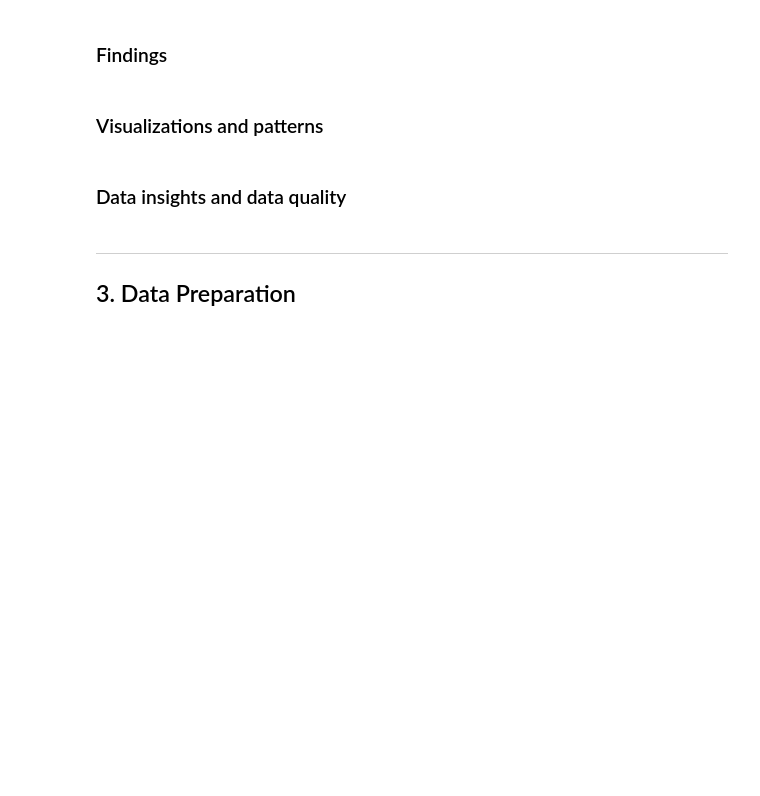
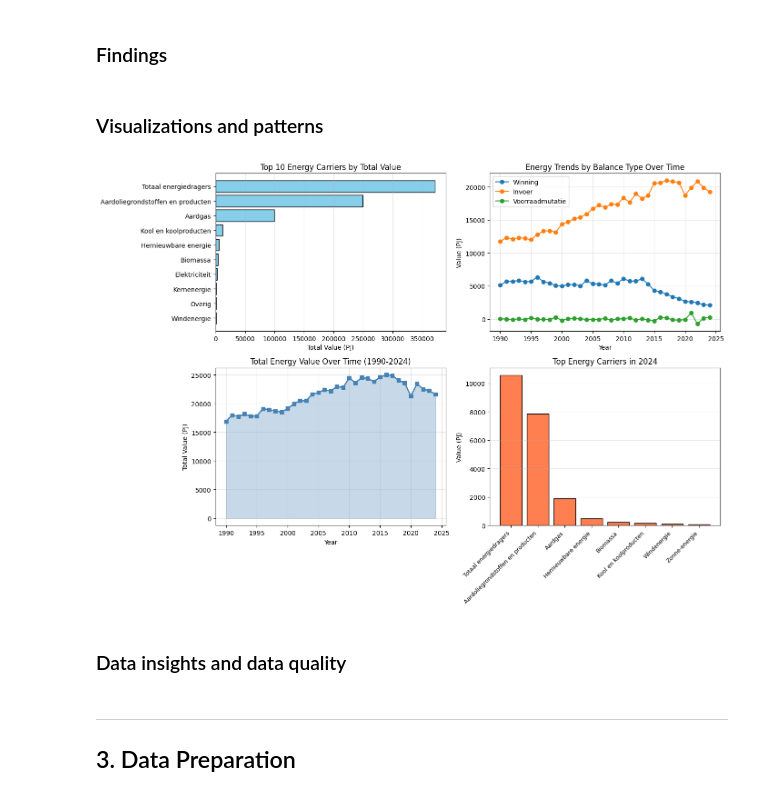
Before and after one commit to SebHoven/DataFest-TheDefendersOfTomorrow, a Jupyter notebook: assignment.ipynb, the cells around one changed output. Drawn from its saved outputs; the diff is of its cells as text; code cells hidden in the pictures; blank space fills up the shorter version.

Commit message:
W data prep

```diff
--- a/assignment.ipynb
+++ b/assignment.ipynb
@@ -60,6 +104,55 @@ df.head()
 ### Findings
 # %% [markdown]
 ### Visualizations and patterns
+# %%
+# Create visualizations for energy data
+fig, axes = plt.subplots(2, 2, figsize=(14, 10))
+
+# 1. Energy value distribution by energy carrier
+ax1 = axes[0, 0]
+energy_by_carrier = df.groupby('Energiedrager')['Waarde in PJ'].sum().sort_values(ascending=True).tail(10)
+ax1.barh(energy_by_carrier.index, energy_by_carrier.values, color='skyblue', edgecolor='black')
+ax1.set_xlabel('Total Value (PJ)')
+ax1.set_title('Top 10 Energy Carriers by Total Value')
+ax1.grid(alpha=0.3, axis='x')
+
+# 2. Energy value trends by balance type
+ax2 = axes[0, 1]
+balance_types = df['Balanspost'].unique()
+for balance_type in balance_types:
+    data = df[df['Balanspost'] == balance_type].groupby('Jaar')['Waarde in PJ'].sum()
+    ax2.plot(data.index, data.values, label=balance_type, marker='o')
+ax2.set_xlabel('Year')
+ax2.set_ylabel('Value (PJ)')
+ax2.set_title('Energy Trends by Balance Type Over Time')
+ax2.legend()
+ax2.grid(alpha=0.3)
+
+# 3. Total energy value over years
+ax3 = axes[1, 0]
+yearly_total = df.groupby('Jaar')['Waarde in PJ'].sum()
+ax3.plot(yearly_total.index, yearly_total.values, color='steelblue', marker='s', linewidth=2)
+ax3.fill_between(yearly_total.index, yearly_total.values, alpha=0.3, color='steelblue')
+ax3.set_xlabel('Year')
+ax3.set_ylabel('Total Value (PJ)')
+ax3.set_title('Total Energy Value Over Time (1990-2024)')
+ax3.grid(alpha=0.3)
+
+# 4. Energy carrier distribution comparison
+ax4 = axes[1, 1]
+latest_year = df['Jaar'].max()
+latest_data = df[df['Jaar'] == latest_year].groupby('Energiedrager')['Waarde in PJ'].sum().sort_values(ascending=False).head(8)
+ax4.bar(range(len(latest_data)), latest_data.values, color='coral', edgecolor='black')
+ax4.set_xticks(range(len(latest_data)))
+ax4.set_xticklabels(latest_data.index, rotation=45, ha='right', fontsize=9)
+ax4.set_ylabel('Value (PJ)')
+ax4.set_title(f'Top Energy Carriers in {latest_year}')
+ax4.grid(alpha=0.3, axis='y')
+
+plt.tight_layout()
+plt.show()
+# %% [output]
+[figure, added]
 # %% [markdown]
 ### Data insights and data quality
 # %% [markdown]
```
Also changed, not shown: parts of 2 cells of this notebook, 1 other file.
